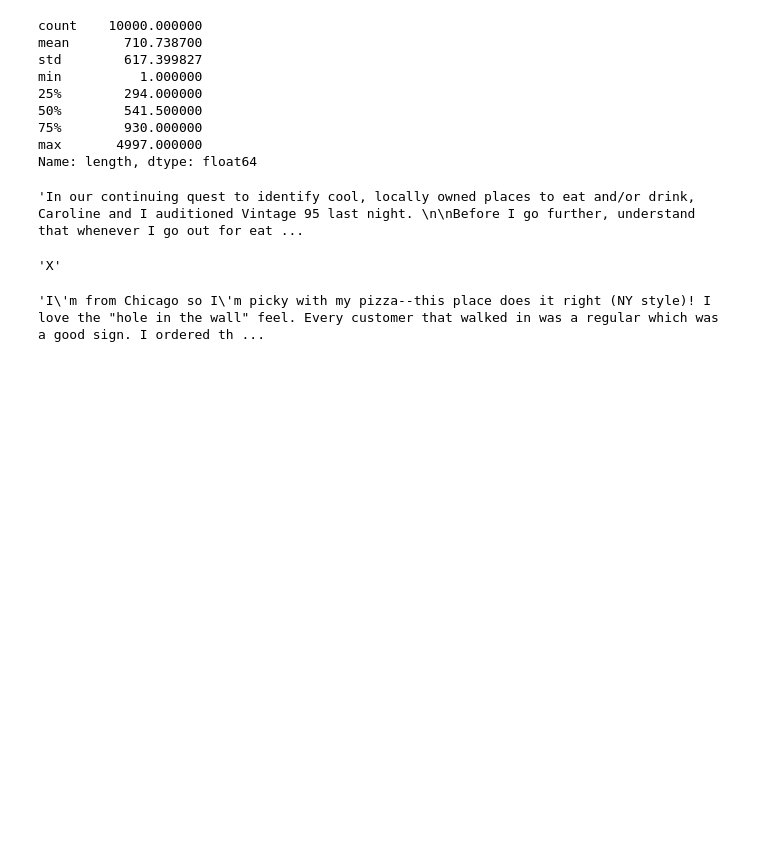
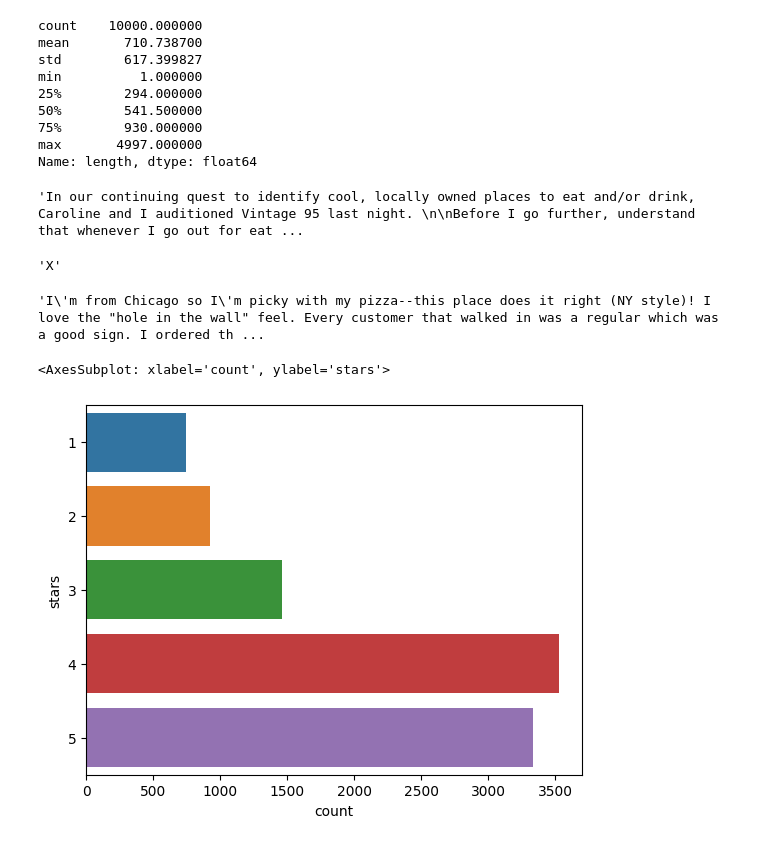
Before and after one commit to Devansh-Gupta-Official/yelp-reviews-analysis, a Jupyter notebook: yelp_reviews.ipynb, the cells around one changed output. Cells and saved outputs as stored; diff of their text form; code cells hidden in the pictures; blank space fills up the shorter version.

Commit message:
analyzing the 'stars' column in the dataset

```diff
--- a/yelp_reviews.ipynb
+++ b/yelp_reviews.ipynb
@@ -117,3 +117,8 @@ df['text'][df['length']==1].iloc[0]
 df['text'][df['length']==711].iloc[0]
 # %% [output]
 'I\'m from Chicago so I\'m picky with my pizza--this place does it right (NY style)! I love the "hole in the wall" feel. Every customer that walked in was a regular which was a good sign. I ordered th ...
+# %%
+sns.countplot(y='stars',data=df)
+# %% [output]
+<AxesSubplot: xlabel='count', ylabel='stars'>
+[figure, added]
```
Also changed, not shown: parts of 1 cell of this notebook.
